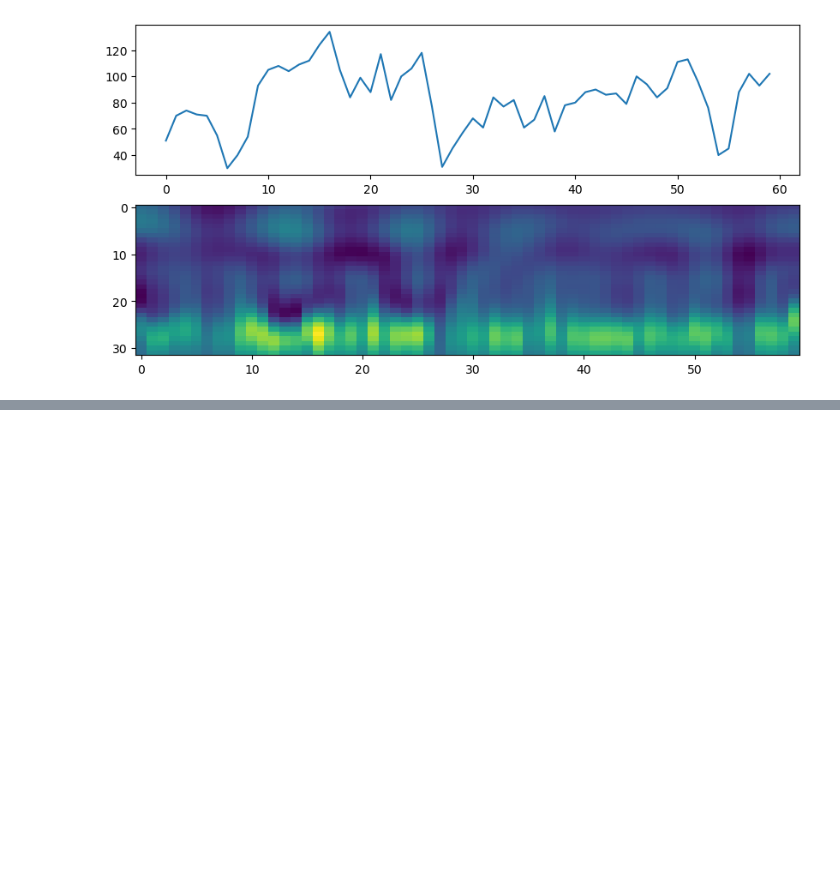
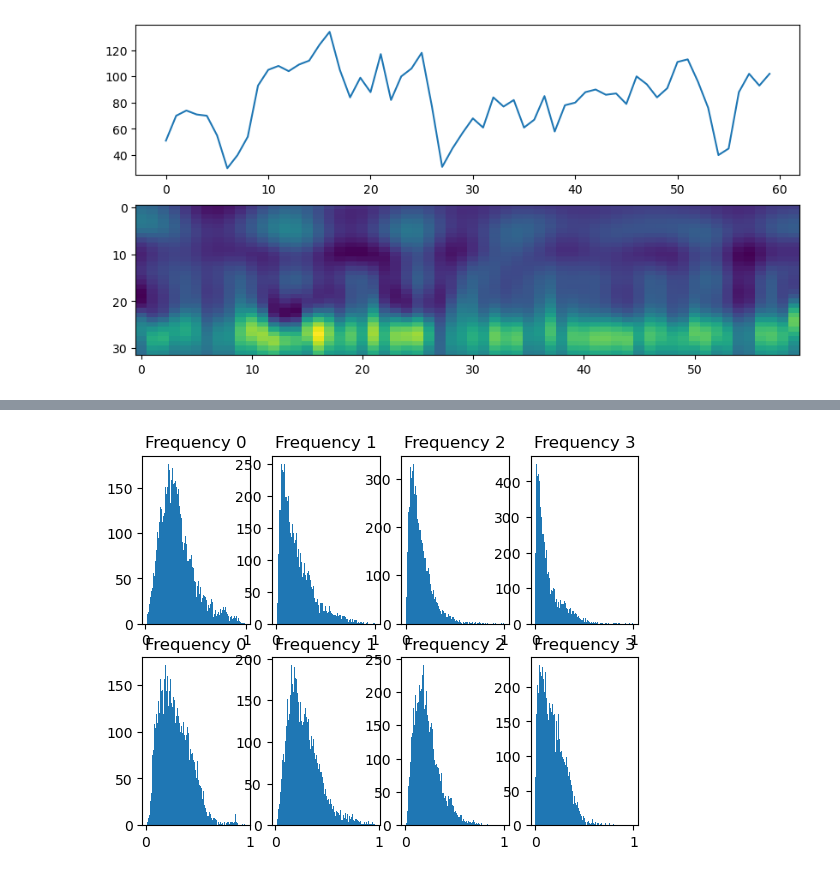
Before and after one commit to visual-ds/AutoSatViewer, a Jupyter notebook: wavelet_code/compute_wavelet.ipynb, the cells around one changed output, grey strips where cells are left out. Cells and saved outputs as stored; diff of their text form; code cells hidden in the pictures; blank space fills up the shorter version.

```diff
--- a/wavelet_code/compute_wavelet.ipynb
+++ b/wavelet_code/compute_wavelet.ipynb
@@ -51,0 +90,13 @@ plt.show()
+# %%
+fig, axs = plt.subplots(nrows = 2, ncols = 4)
+
+for i in range(4):
+    axs[0, i].hist(dom_freq_1[:, :, i].flatten(), bins=100)
+    axs[0, i].set_title(f"Frequency {i}")
+
+    axs[1, i].hist(dom_freq_2[:, :, i].flatten(), bins=100)
+    axs[1, i].set_title(f"Frequency {i}")
+
+plt.show()
+# %% [output]
+[figure, added]
```
Also changed, not shown: parts of 10 cells of this notebook, 2 other files.
